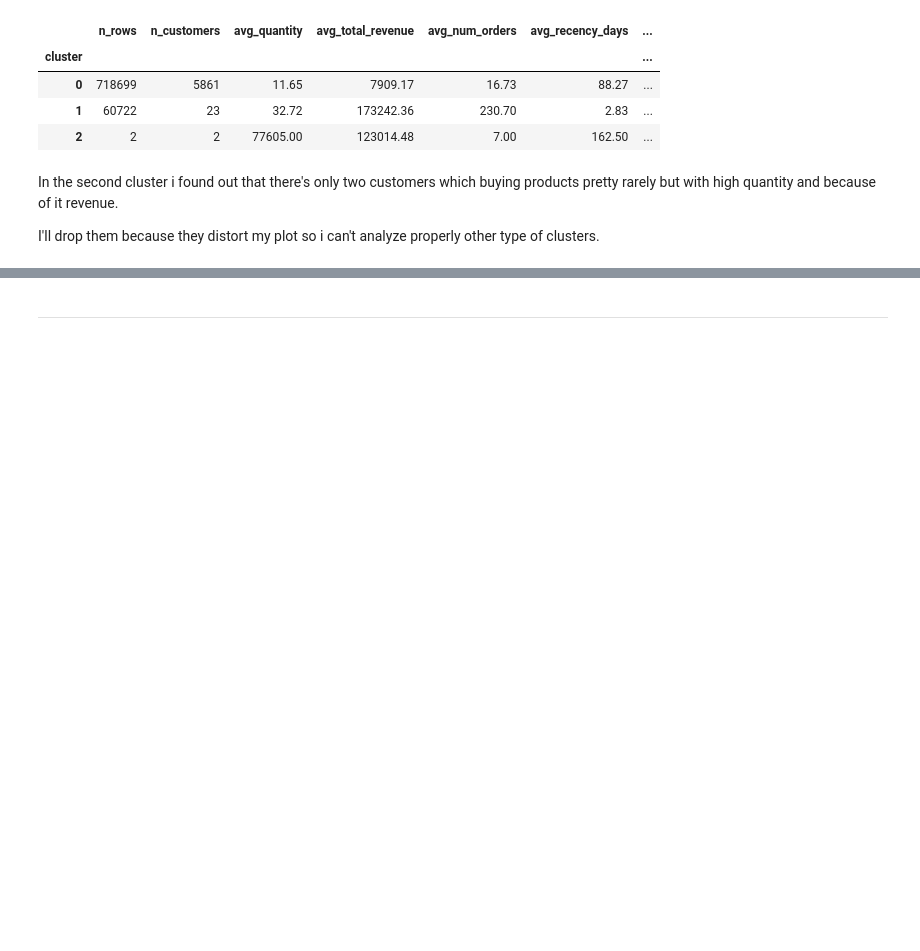
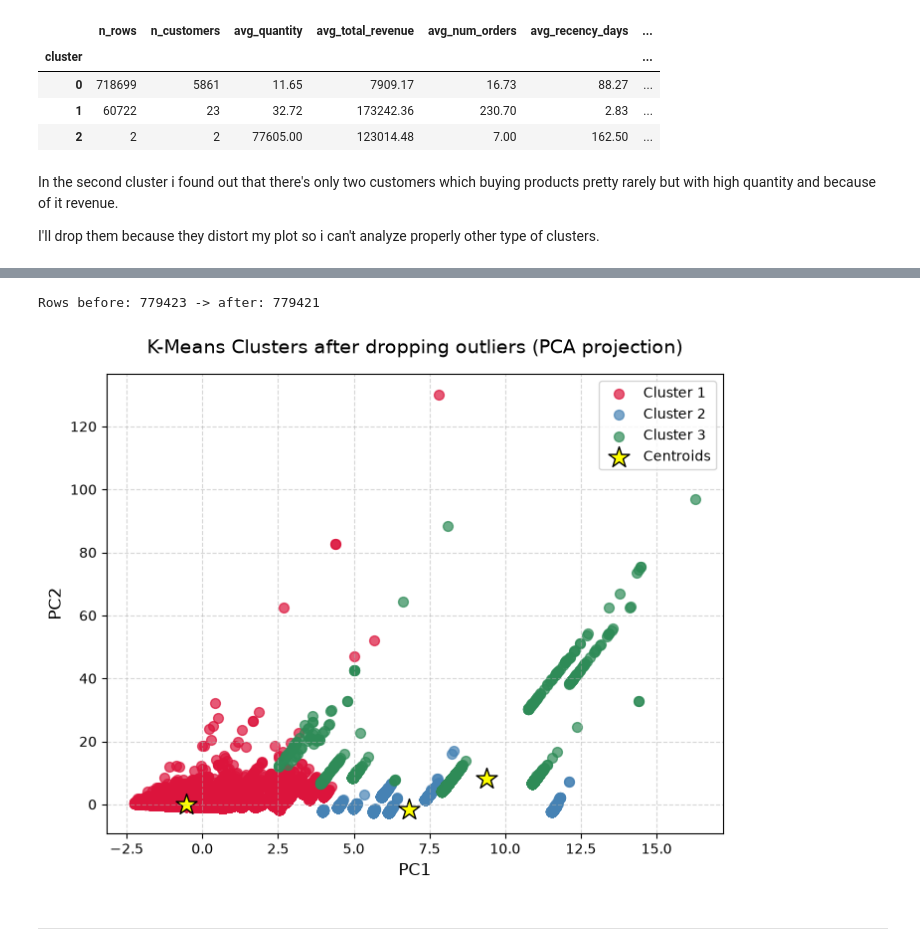
Before and after one commit to nick-st-coder/online-resail, a Jupyter notebook: notebooks/modeling.ipynb, the cells around one changed output, grey strips where cells are left out. Saved outputs shown, nothing was run; the diff lists cells and outputs as text; code cells hidden in the pictures; blank space fills up the shorter version.

Commit message:
added: kmeans without outliers

```diff
--- a/notebooks/modeling.ipynb
+++ b/notebooks/modeling.ipynb
@@ -109,2 +116,57 @@ I'll drop them because they distort my plot so i can't analyze properly other ty
+# %%
+outlier_cluster = 2
+
+keep_mask = labels != outlier_cluster
+
+df_clean = df[keep_mask].reset_index(drop=True)
+X_clean = X[keep_mask].reset_index(drop=True)
+
+X_scaled_clean = X_scaled[keep_mask]
+X_pca_clean = X_pca[keep_mask]
+
+print(f"Rows before: {len(df)} -> after: {len(df_clean)}")
+# %% [output]
+Rows before: 779423 -> after: 779421
+# %%
+kmeans_clean = KMeans(n_clusters=3, random_state=78)
+labels_clean = kmeans_clean.fit_predict(X_scaled_clean)
+# %%
+plt.figure(figsize=(8, 6))
+
+colors = ["crimson", "steelblue", "seagreen"]
+
+for cluster_id, color in enumerate(colors):
+    mask = labels_clean == cluster_id
+    plt.scatter(
+        X_pca_clean[mask, 0],
+        X_pca_clean[mask, 1],
+        s=50,
+        c=color,
+        alpha=0.7,
+        label=f"Cluster {cluster_id + 1}",
+    )
+
+centroids_pca = pca.transform(kmeans_clean.cluster_centers_)
+
+plt.scatter(
+    centroids_pca[:, 0],
+    centroids_pca[:, 1],
+    s=250,
+    c="yellow",
+    marker="*",
+    edgecolors="black",
+    linewidths=1.0,
+    label="Centroids",
+)
+
+plt.title("K-Means Clusters after dropping outliers (PCA projection)", fontsize=14, pad=15)
+plt.xlabel("PC1", fontsize=12)
+plt.ylabel("PC2", fontsize=12)
+plt.legend(loc="upper right", frameon=True)
+plt.grid(True, linestyle="--", alpha=0.5)
+
+plt.show()
+# %% [output]
+[figure, added]
 # %% [markdown]
 ---
```
Also changed, not shown: parts of 4 cells of this notebook.
